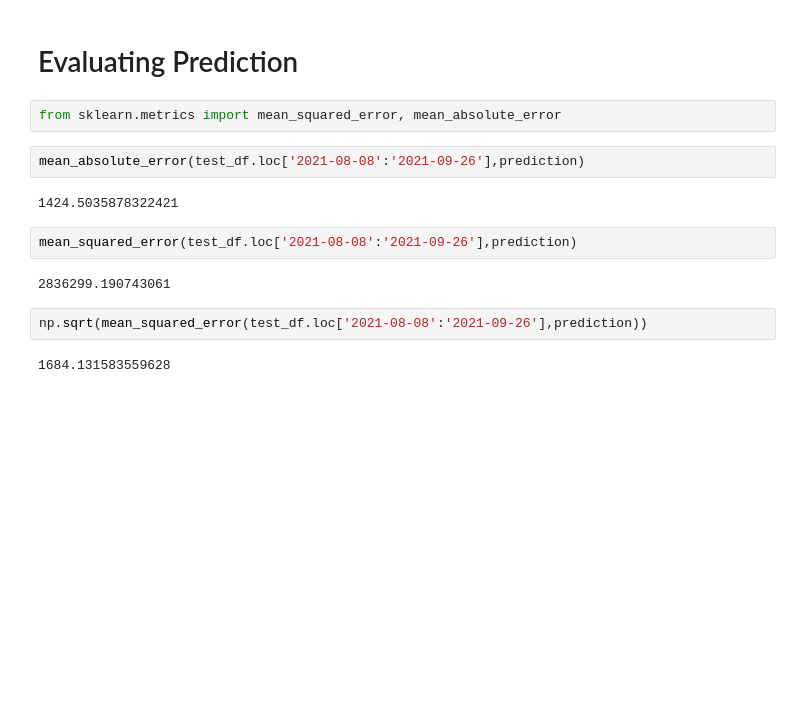
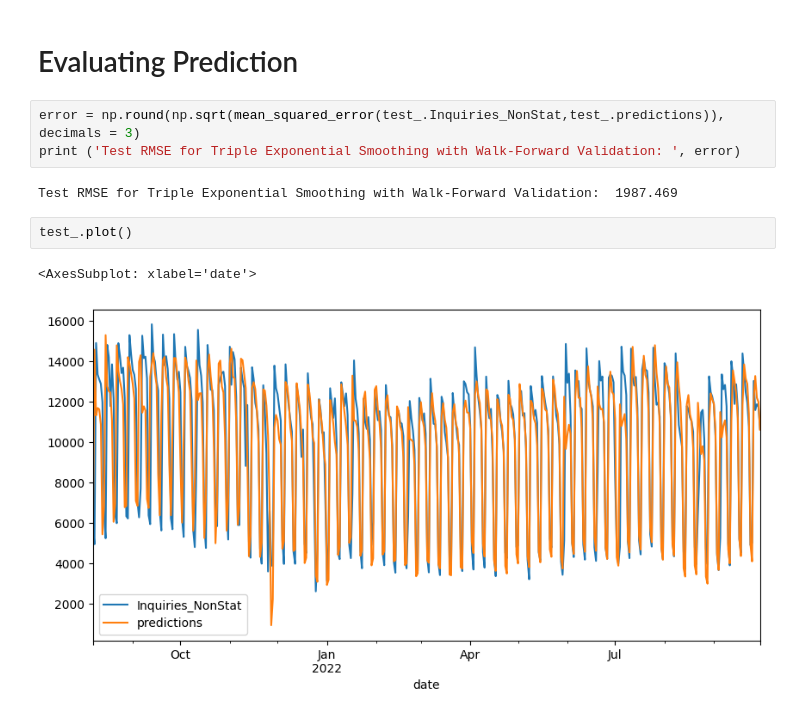
Before and after one commit to manali146/Call-Count-Forecasting, a Jupyter notebook: 02-proof-of-concept/04-ExponentialSmoothing.ipynb, the cells around one changed output. Drawn from its saved outputs; the diff is of its cells as text; blank space fills up the shorter version.

```diff
--- a/02-proof-of-concept/04-ExponentialSmoothing.ipynb
+++ b/02-proof-of-concept/04-ExponentialSmoothing.ipynb
@@ -137,16 +208,12 @@ plt.legend()
 # %% [markdown]
 # Evaluating Prediction
-# %%
-from sklearn.metrics import mean_squared_error, mean_absolute_error
-# %%
-mean_absolute_error(test_df.loc['2021-08-08':'2021-09-26'],prediction)
-# %% [output]
-1424.5035878322421
-# %%
-mean_squared_error(test_df.loc['2021-08-08':'2021-09-26'],prediction)
-# %% [output]
-2836299.190743061
-# %%
-np.sqrt(mean_squared_error(test_df.loc['2021-08-08':'2021-09-26'],prediction))
-# %% [output]
-1684.131583559628
+# %%
+error = np.round(np.sqrt(mean_squared_error(test_.Inquiries_NonStat,test_.predictions)), decimals = 3)
+print ('Test RMSE for Triple Exponential Smoothing with Walk-Forward Validation: ', error)
+# %% [output]
+Test RMSE for Triple Exponential Smoothing with Walk-Forward Validation:  1987.469
+# %%
+test_.plot()
+# %% [output]
+<AxesSubplot: xlabel='date'>
+[figure, added]
```
Also changed, not shown: parts of 21 cells of this notebook.
